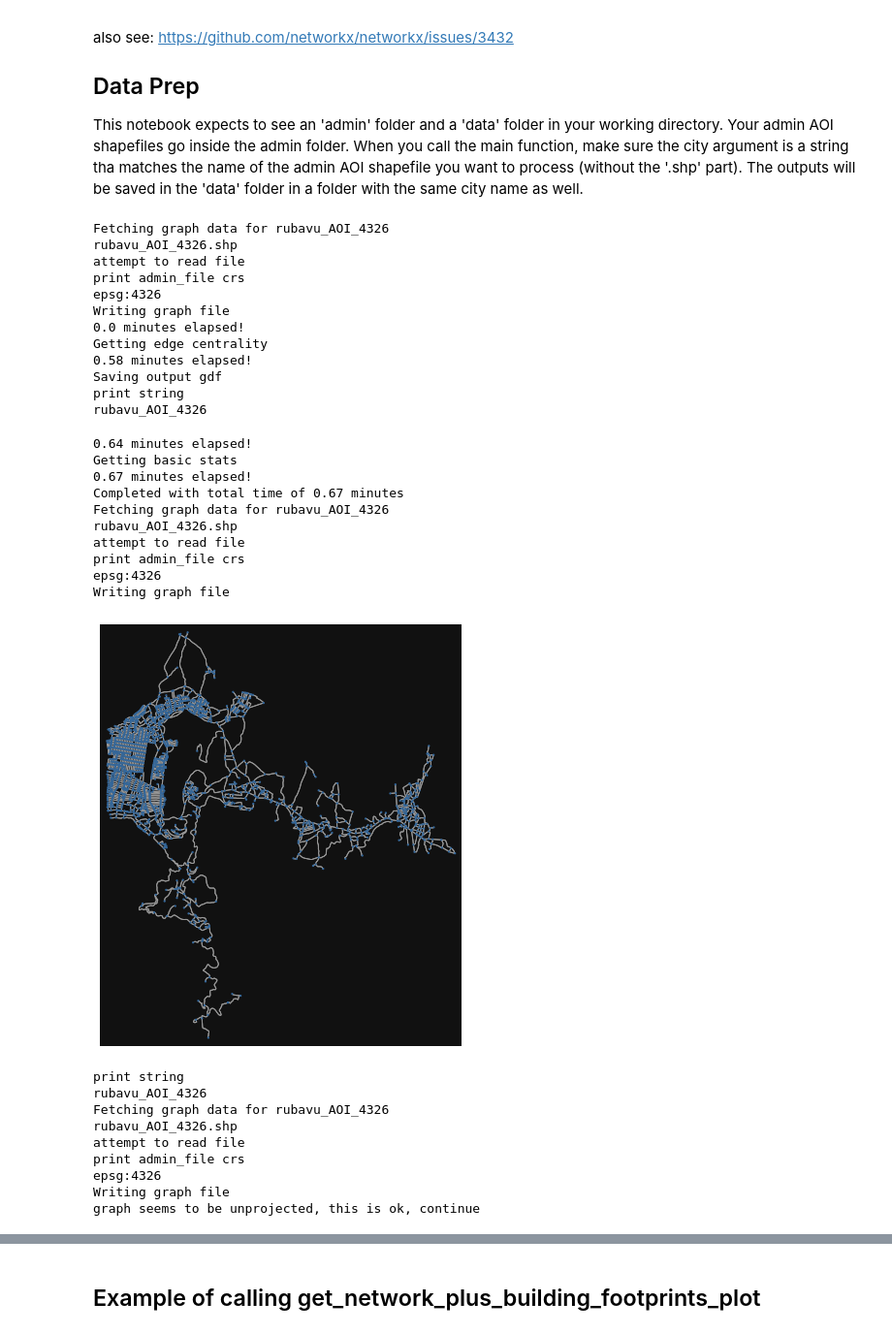
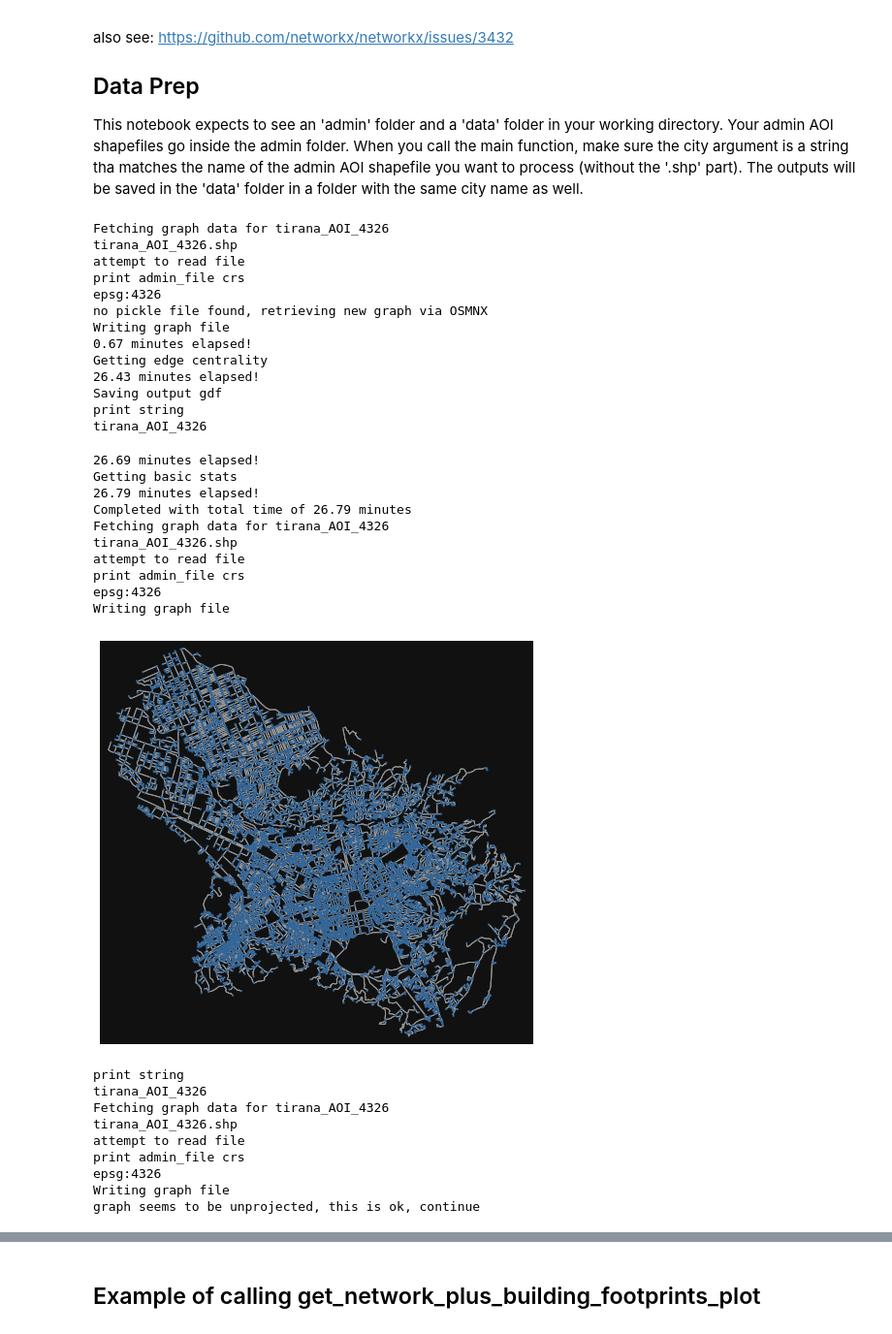
Before and after one commit to worldbank/CityScan, a Jupyter notebook: road_network_analysis/CityScan_Betweenness_Centrality_and_Bearings.ipynb, the cells around one changed output, grey strips where cells are left out. Shown at 97% size. Cells and saved outputs as stored; diff of their text form; code cells hidden in the pictures.

Commit message:
Make changes for Tirana

```diff
--- a/road_network_analysis/CityScan_Betweenness_Centrality_and_Bearings.ipynb
+++ b/road_network_analysis/CityScan_Betweenness_Centrality_and_Bearings.ipynb
@@ -56,7 +50,7 @@ def get_polygon(string):
 
             print('attempt to read file')
             # 1. need to transform the input shp to correct prj
-            boundary_poly = gpd.read_file(admin_folder + '/' + file)
+            boundary_poly = gpd.read_file(admin_folder + '/' + file).set_crs(epsg=4326)
             print('print admin_file crs')
             print(boundary_poly.crs)
 
@@ -453,35 +447,36 @@ if __name__ == "__main__":
 import time
 start = time.time()
 # %%
-main('rubavu_AOI_4326', centrality_type="edge")
+main('tirana_AOI_4326', centrality_type="edge")
 # %% [output]
-Fetching graph data for rubavu_AOI_4326
-rubavu_AOI_4326.shp
+Fetching graph data for tirana_AOI_4326
+tirana_AOI_4326.shp
 attempt to read file
 print admin_file crs
 epsg:4326
+no pickle file found, retrieving new graph via OSMNX
 Writing graph file
-0.0 minutes elapsed!
+0.67 minutes elapsed!
 Getting edge centrality
-0.58 minutes elapsed!
+26.43 minutes elapsed!
 Saving output gdf
 print string
-rubavu_AOI_4326
+tirana_AOI_4326
-0.64 minutes elapsed!
+26.69 minutes elapsed!
 Getting basic stats
-0.67 minutes elapsed!
-Completed with total time of 0.67 minutes
-Fetching graph data for rubavu_AOI_4326
-rubavu_AOI_4326.shp
+26.79 minutes elapsed!
+Completed with total time of 26.79 minutes
+Fetching graph data for tirana_AOI_4326
+tirana_AOI_4326.shp
 attempt to read file
 print admin_file crs
 epsg:4326
 Writing graph file
-[figure, old version]
+[figure, new version]
 print string
-rubavu_AOI_4326
-Fetching graph data for rubavu_AOI_4326
-rubavu_AOI_4326.shp
+tirana_AOI_4326
+Fetching graph data for tirana_AOI_4326
+tirana_AOI_4326.shp
 attempt to read file
 print admin_file crs
 epsg:4326
```
Also changed, not shown: parts of 4 cells of this notebook, 1 other file.
